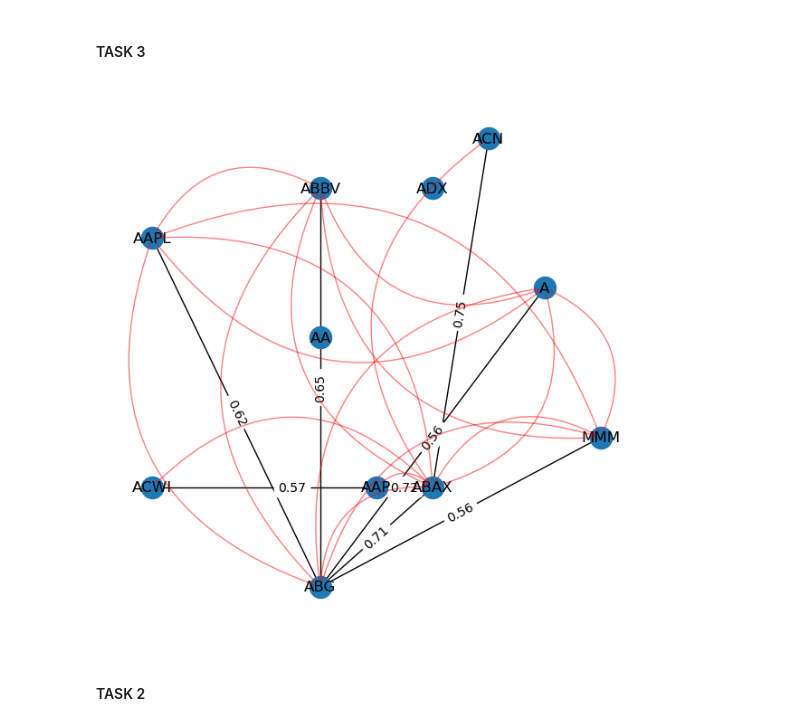
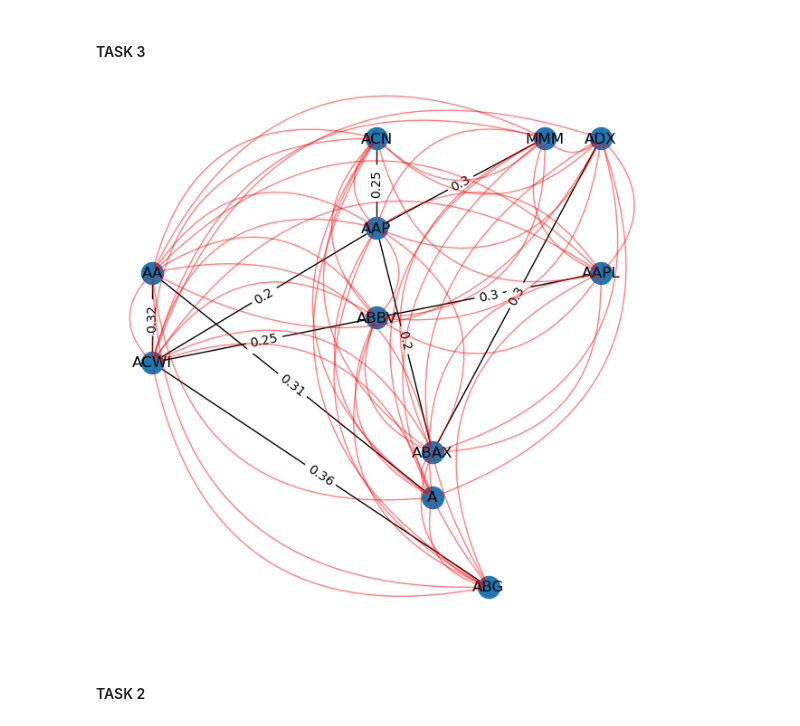
Before and after one commit to dmtrpolovnikov/network_analysis, a Jupyter notebook: practice_6.ipynb, the cells around one changed output. Saved outputs shown, nothing was run; the diff lists cells and outputs as text; code cells hidden in the pictures.

```diff
--- a/practice_6.ipynb
+++ b/practice_6.ipynb
@@ -23,7 +23,7 @@ tick_corrs = tick_returns.corr().round(2)
 ['ABAX']: Exception('%ticker%: No price data found, symbol may be delisted (1d 2020-01-01 -> 2023-12-30)')
 # %%
 A = tick_corrs.values
-min_corr = 0.55
+min_corr = 0.1
 g = ig.Graph.Adjacency(((np.abs(A) > min_corr) & (np.abs(A) < 1)).tolist(), mode='undirected')
 g.vs['names'] = [key for key in tick_corrs.columns]
 g.es['weight'] = A[(np.abs(A) > min_corr) & (np.abs(A) < 1)]
@@ -31,16 +31,19 @@ g.es['weight'] = A[(np.abs(A) > min_corr) & (np.abs(A) < 1)]
 G = g.to_networkx()
 mapping = {i:tickers[i] for i in range(G.number_of_nodes())}
 G = nx.relabel_nodes(G, mapping)
-# plt.figure(figsize =(10, 10))
-# nx.draw_networkx(G, with_labels = True)
 # %%
 # plot the spanning tree with edge weights as edge labels
 # print sum of corrs
 
-corr_span_tree = g.spanning_tree()
-corr_span_tree.get_edgelist()
+nx_spanning_tree = nx.minimum_spanning_tree(G)
+pos = {}
+for i, node in enumerate(nx_spanning_tree.nodes):
+    nx_spanning_tree.nodes[node]['pos'] = (
+        np.random.randint(low=i, high=15),
+        np.random.randint(low=i, high=15)
+    )
+    pos[node] = nx_spanning_tree.nodes[node]['pos']
 
-nx_spanning_tree = corr_span_tree.to_networkx()
 mapping = {i:tickers[i] for i in range(nx_spanning_tree.number_of_nodes())}
 nx_spanning_tree = nx.relabel_nodes(nx_spanning_tree, mapping)
 labels = nx.get_edge_attributes(nx_spanning_tree,'weight')
@@ -51,7 +54,7 @@ for edge in nx_spanning_tree.edges:
 print(f'Sum of correlations in the minimal spanning tree = {corr_sum}')
 
 plt.figure(figsize =(7, 7))
-nx.draw(nx_spanning_tree, with_labels = True)
+nx.draw(nx_spanning_tree, pos, with_labels = True)
 nx.draw_networkx_edge_labels(nx_spanning_tree, pos=pos, edge_labels=labels)
 plt.show()
 # %% [output]
@@ -61,34 +64,34 @@ Sum of correlations in the minimal spanning tree = 5.14
 #### TASK 3
 # %%
 # construct maximal planar graph
-pos = {}
-for i, node in enumerate(nx_spanning_tree.nodes):
-    G.nodes[node]['pos'] = (
-        np.random.randint(low=i, high=15),
-        np.random.randint(low=i, high=15)
-    )
-    pos[node] = G.nodes[node]['pos']
+# pos = {}
+# for i, node in enumerate(nx_spanning_tree.nodes):
+#     G.nodes[node]['pos'] = (
+#         np.random.randint(low=i, high=15),
+#         np.random.randint(low=i, high=15)
+#     )
+#     pos[node] = G.nodes[node]['pos']
 
 labels = nx.get_edge_attributes(nx_spanning_tree,'weight')
 mapping = {i:tickers[i] for i in range(nx_spanning_tree.number_of_nodes())}
 nx_spanning_tree = nx.relabel_nodes(nx_spanning_tree, mapping)
 plt.figure(figsize =(6, 6))
 nx.draw(nx_spanning_tree,pos, with_labels = True)
 _ = nx.draw_networkx_edge_labels(nx_spanning_tree, pos=pos, edge_labels=labels)
 
 ax = plt.gca()
 for edge in G.edges():
     ax.annotate("",
                 xy=pos[edge[0]], xycoords='data',
                 xytext=pos[edge[1]], textcoords='data',
                 arrowprops=dict(arrowstyle="-", color = 'red',
                                 shrinkA=5, shrinkB=5,
                                 patchA=None, patchB=None,
                                 connectionstyle="arc3,rad=0.5", alpha=0.5
                                 ),
                 )
 # %% [output]
-[figure, old version]
+[figure, new version]
 # %% [markdown]
 #### TASK 2
 # %%
```
Also changed, not shown: parts of 1 cell of this notebook, 4 other files.
